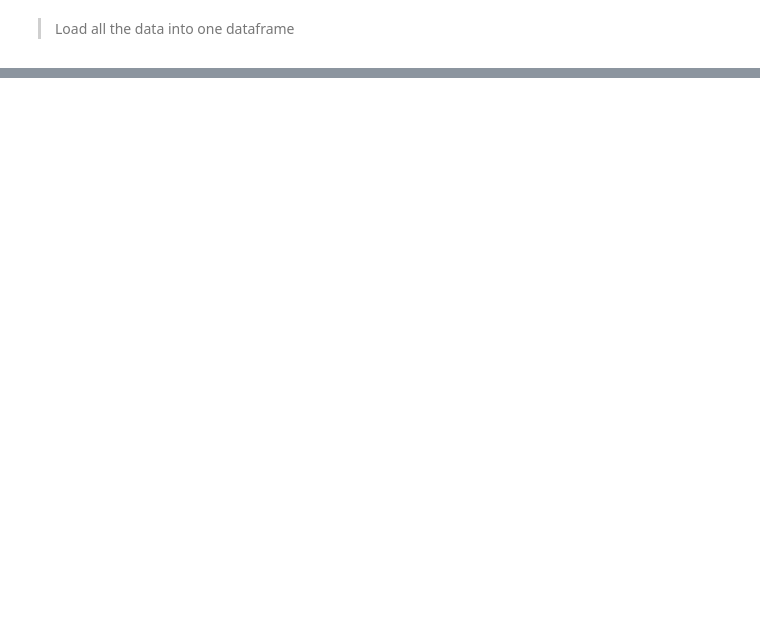
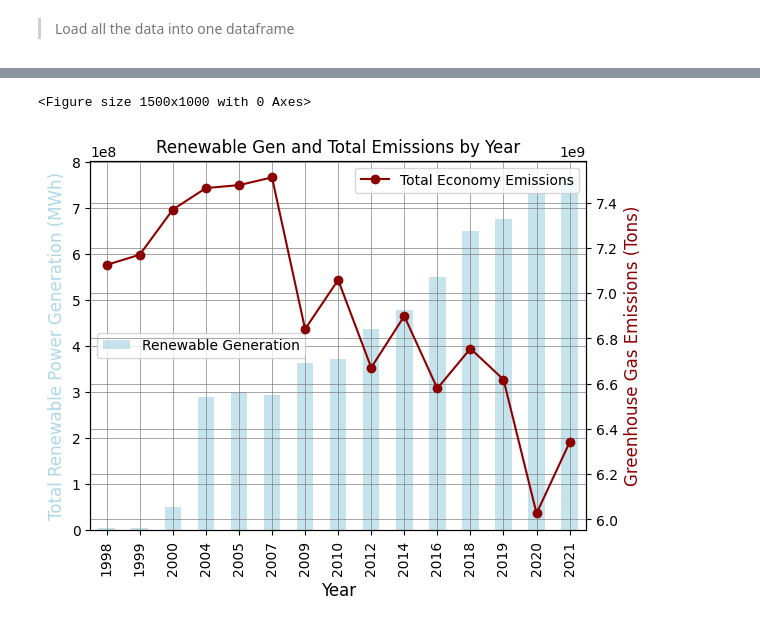
Before and after one commit to MIDS-at-Duke/uds-2024-flamingo, a Jupyter notebook: eda/rmr_62.ipynb, the cells around one changed output, grey strips where cells are left out. Saved outputs shown, nothing was run; the diff lists cells and outputs as text; code cells hidden in the pictures; blank space fills up the shorter version.

```diff
--- a/eda/rmr_62.ipynb
+++ b/eda/rmr_62.ipynb
@@ -101,0 +153,44 @@ emissions_df
+# %%
+# Create a larger figure
+plt.figure(figsize=(15, 10))
+
+# Plot total renewable generation by year as a bar plot
+ax = egrid_df_renewable_by_year.plot(
+    kind="bar", y="PLNGENAN", color="lightblue", alpha=0.7
+)
+
+
+# Plot total emissions by year as a line plot on a secondary y-axis
+ax2 = final_df_by_year.plot(
+    kind="line",
+    y="total_emissions",
+    secondary_y=True,
+    ax=ax,
+    color="darkred",
+    marker="o",
+)
+
+# Add gridlines
+ax.grid(True, which="both", color="gray", linewidth=0.5)
+ax2.grid(True, which="both", color="gray", linewidth=0.5)
+
+# Add a title and labels
+plt.title("Renewable Gen and Total Emissions by Year", fontsize=12)
+ax.set_ylabel("Total Renewable Power Generation (MWh)", fontsize=12, color="lightblue")
+ax2.set_ylabel("Greenhouse Gas Emissions (Tons)", fontsize=12, color="darkred")
+ax.set_xlabel("Year", fontsize=12)
+
+# Add a legend
+ax.legend(["Renewable Generation"], loc="center left")
+ax2.legend(["Total Economy Emissions"], loc="upper right")
+
+
+# set x-axis labels
+ax.set_xticks(range(len(egrid_df_renewable_by_year)))
+ax.set_xticklabels(egrid_df_renewable_by_year.index, rotation=90)
+
+# Show the plot
+plt.show()
+# %% [output]
+<Figure size 1500x1000 with 0 Axes>
+[figure, added]
```
Also changed, not shown: parts of 11 cells of this notebook.
